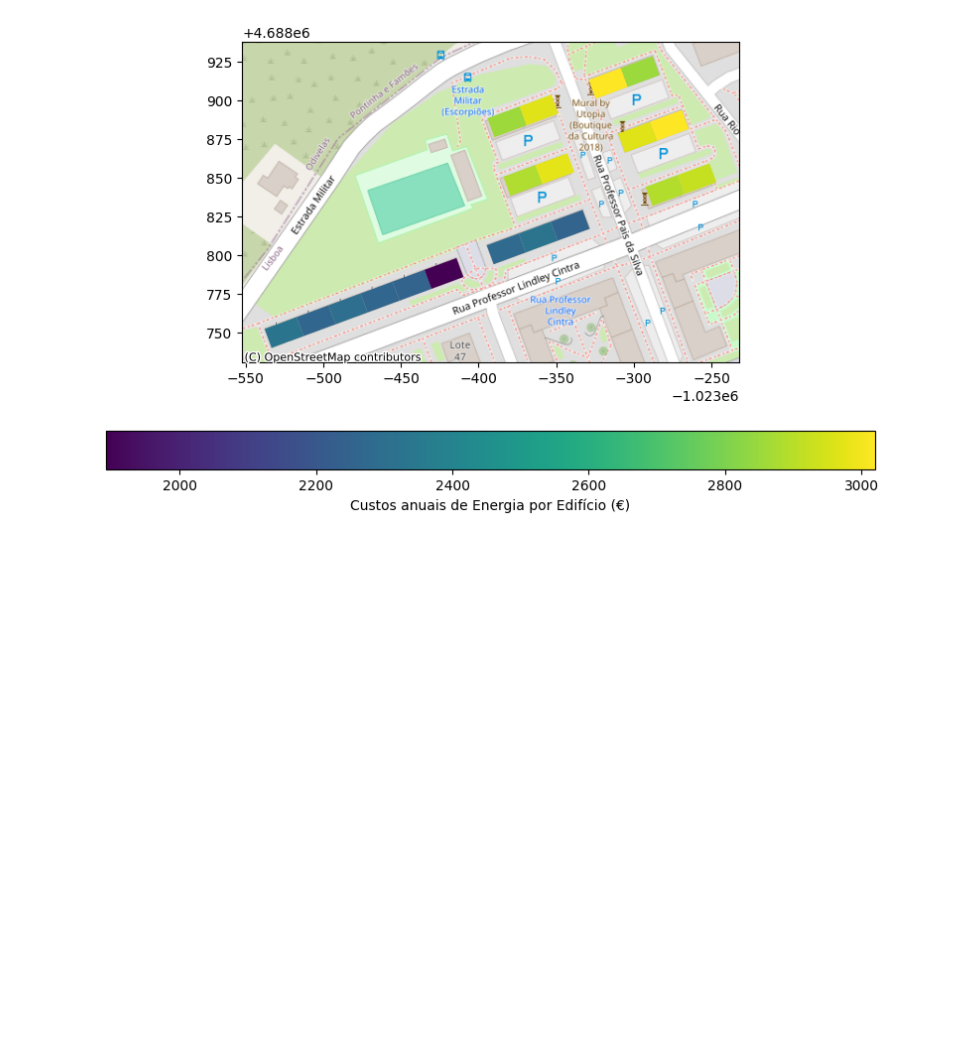
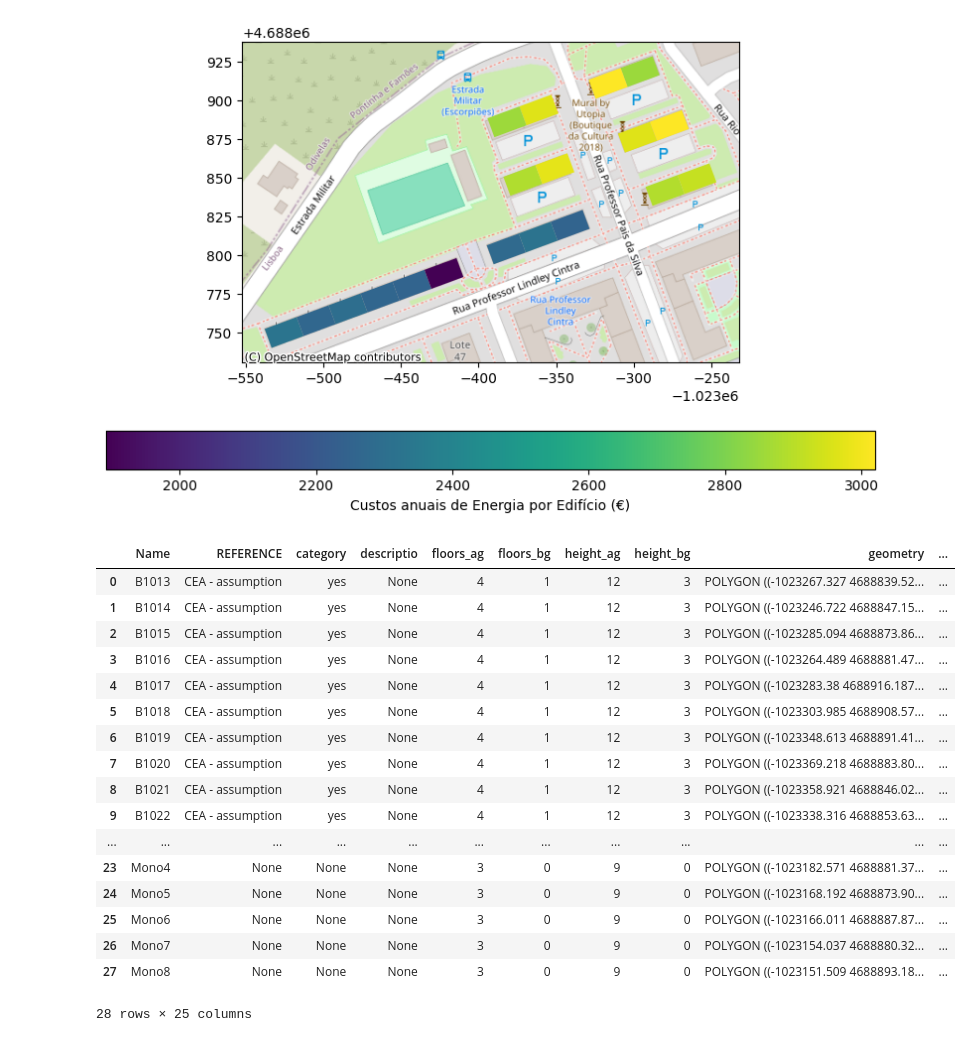
Before and after one commit to Matryoskas/dash-energy-community, a Jupyter notebook: EC_analysis_final_March24.ipynb, the cells around one changed output. Cells and saved outputs as stored; diff of their text form; code cells hidden in the pictures; blank space fills up the shorter version.

```diff
--- a/EC_analysis_final_March24.ipynb
+++ b/EC_analysis_final_March24.ipynb
@@ -271,3 +325,7 @@ for i in range(0,8760):
 # %%
 for i in range(0,8760):
-    EC.loc[i,'EC_to_GRID_B']=max(EC.loc[i,'EC_to_GRID']-EC.loc[i,'CHAR'],0)
+    curr_line = EC.loc[i]
+    # Step 14
+    EC.at[i,'EC_to_GRID_B']=max(curr_line.at['EC_to_GRID']-curr_line.at['CHAR'],0)
+    # Step 15
+    EC.at[i,'GRID_to_EC_B']=max(curr_line.at['GRID_to_EC']-curr_line.at['DISC'],0)
@@ -276,6 +332,3 @@ for i in range(0,8760):
-# %%
-for i in range(0,8760):
-    EC.loc[i,'GRID_to_EC_B']=max(EC.loc[i,'GRID_to_EC']-EC.loc[i,'DISC'],0)
 # %%
 EC.to_csv('EC_bess.csv')
 # %% [markdown]
@@ -605,4 +698,23 @@ plt.show()
 # %% [output]
 [figure]
 # %%
-print(gdf_merged.crs)
+gdf_merged
+# %% [output]
+|  | Name | REFERENCE | category | descriptio | floors_ag | floors_bg | height_ag | height_bg | geometry | ... |
+| 0 | B1013 | CEA - assumption | yes | None | 4 | 1 | 12 | 3 | POLYGON ((-1023267.327 4688839.52... | ... |
+| 1 | B1014 | CEA - assumption | yes | None | 4 | 1 | 12 | 3 | POLYGON ((-1023246.722 4688847.15... | ... |
+| 2 | B1015 | CEA - assumption | yes | None | 4 | 1 | 12 | 3 | POLYGON ((-1023285.094 4688873.86... | ... |
+| 3 | B1016 | CEA - assumption | yes | None | 4 | 1 | 12 | 3 | POLYGON ((-1023264.489 4688881.47... | ... |
+| 4 | B1017 | CEA - assumption | yes | None | 4 | 1 | 12 | 3 | POLYGON ((-1023283.38 4688916.187... | ... |
+| 5 | B1018 | CEA - assumption | yes | None | 4 | 1 | 12 | 3 | POLYGON ((-1023303.985 4688908.57... | ... |
+| 6 | B1019 | CEA - assumption | yes | None | 4 | 1 | 12 | 3 | POLYGON ((-1023348.613 4688891.41... | ... |
+| 7 | B1020 | CEA - assumption | yes | None | 4 | 1 | 12 | 3 | POLYGON ((-1023369.218 4688883.80... | ... |
+| 8 | B1021 | CEA - assumption | yes | None | 4 | 1 | 12 | 3 | POLYGON ((-1023358.921 4688846.02... | ... |
+| 9 | B1022 | CEA - assumption | yes | None | 4 | 1 | 12 | 3 | POLYGON ((-1023338.316 4688853.63... | ... |
+| ... | ... | ... | ... | ... | ... | ... | ... | ... | ... | ... |
+| 23 | Mono4 | None | None | None | 3 | 0 | 9 | 0 | POLYGON ((-1023182.571 4688881.37... | ... |
+| 24 | Mono5 | None | None | None | 3 | 0 | 9 | 0 | POLYGON ((-1023168.192 4688873.90... | ... |
+| 25 | Mono6 | None | None | None | 3 | 0 | 9 | 0 | POLYGON ((-1023166.011 4688887.87... | ... |
+| 26 | Mono7 | None | None | None | 3 | 0 | 9 | 0 | POLYGON ((-1023154.037 4688880.32... | ... |
+| 27 | Mono8 | None | None | None | 3 | 0 | 9 | 0 | POLYGON ((-1023151.509 4688893.18... | ... |
+28 rows × 25 columns
```
Also changed, not shown: parts of 11 cells of this notebook, 12 other files.
